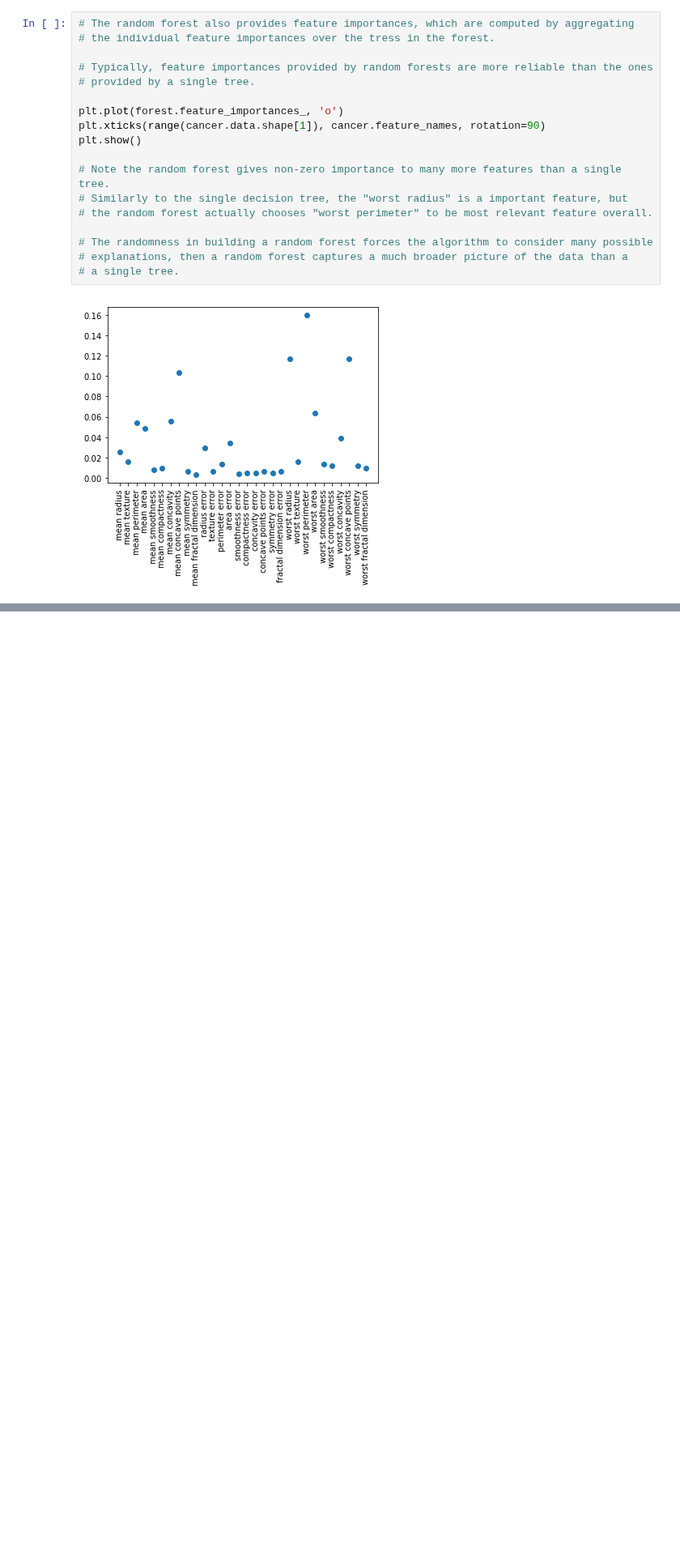
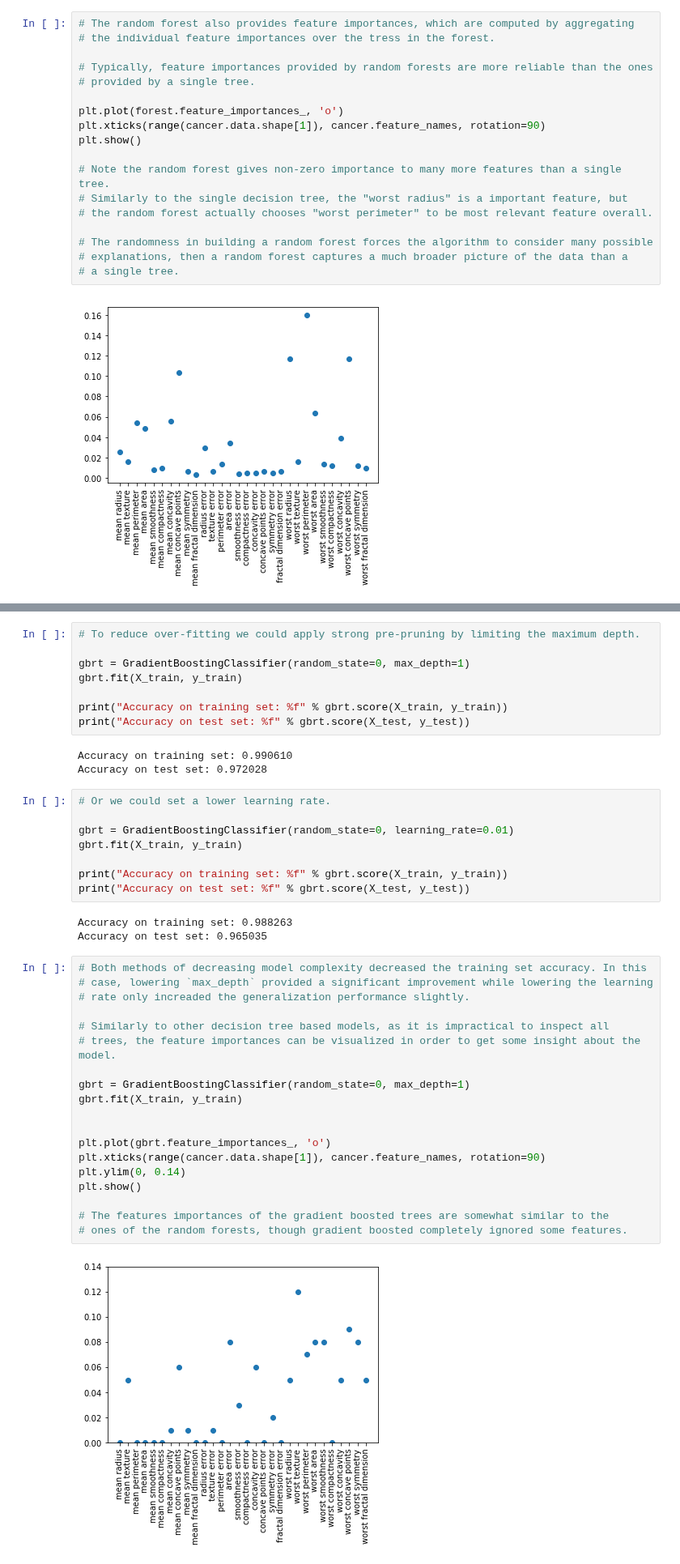
Before and after one commit to rodsveiga/ML_with_Python-Study_notes, a Jupyter notebook: Supervised_Learning.ipynb, the cells around one changed output, grey strips where cells are left out. Shown at 81% size. Saved outputs shown, nothing was run; the diff lists cells and outputs as text; blank space fills up the shorter version.

```diff
--- a/Supervised_Learning.ipynb
+++ b/Supervised_Learning.ipynb
@@ -1142,0 +1224,43 @@ plt.show()
+# %%
+# To reduce over-fitting we could apply strong pre-pruning by limiting the maximum depth.
+
+gbrt = GradientBoostingClassifier(random_state=0, max_depth=1)
+gbrt.fit(X_train, y_train)
+
+print("Accuracy on training set: %f" % gbrt.score(X_train, y_train))
+print("Accuracy on test set: %f" % gbrt.score(X_test, y_test))
+# %% [output]
+Accuracy on training set: 0.990610
+Accuracy on test set: 0.972028
+# %%
+# Or we could set a lower learning rate.
+
+gbrt = GradientBoostingClassifier(random_state=0, learning_rate=0.01)
+gbrt.fit(X_train, y_train)
+
+print("Accuracy on training set: %f" % gbrt.score(X_train, y_train))
+print("Accuracy on test set: %f" % gbrt.score(X_test, y_test))
+# %% [output]
+Accuracy on training set: 0.988263
+Accuracy on test set: 0.965035
+# %%
+# Both methods of decreasing model complexity decreased the training set accuracy. In this
+# case, lowering `max_depth` provided a significant improvement while lowering the learning
+# rate only increaded the generalization performance slightly.
+
+# Similarly to other decision tree based models, as it is impractical to inspect all
+# trees, the feature importances can be visualized in order to get some insight about the model.
+
+gbrt = GradientBoostingClassifier(random_state=0, max_depth=1)
+gbrt.fit(X_train, y_train)
+
+
+plt.plot(gbrt.feature_importances_, 'o')
+plt.xticks(range(cancer.data.shape[1]), cancer.feature_names, rotation=90)
+plt.ylim(0, 0.14)
+plt.show()
+
+# The features importances of the gradient boosted trees are somewhat similar to the
+# ones of the random forests, though gradient boosted completely ignored some features.
+# %% [output]
+[figure, added]
```
Also changed, not shown: parts of 5 cells of this notebook.
